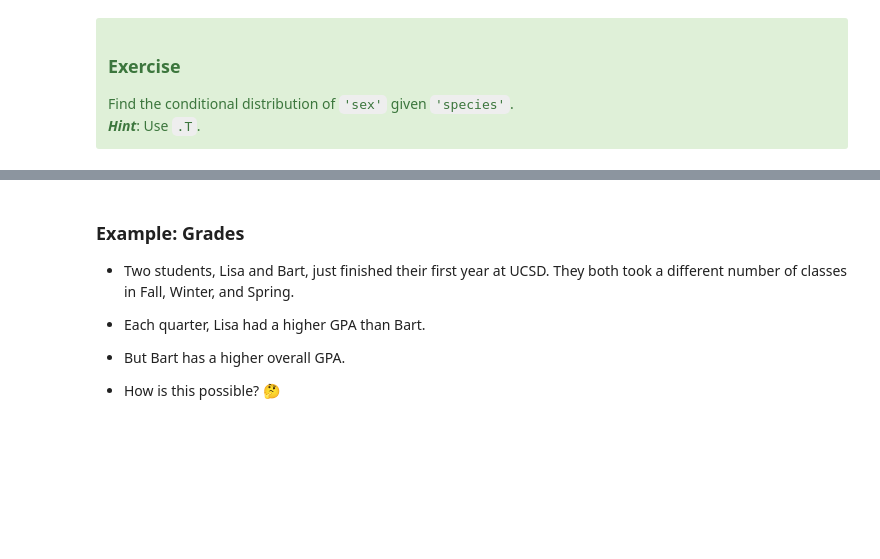
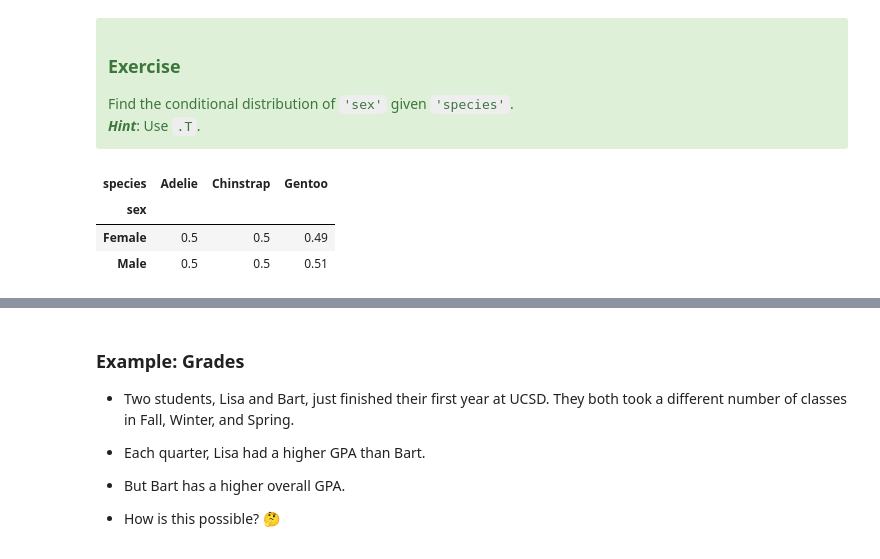
Before and after one commit to dsc-courses/dsc80-2024-wi, a Jupyter notebook: lectures/lec04/lec04.ipynb, the cells around one changed output, grey strips where cells are left out. Drawn from its saved outputs; the diff is of its cells as text; code cells hidden in the pictures; blank space fills up the shorter version.

```diff
--- a/lectures/lec04/lec04.ipynb
+++ b/lectures/lec04/lec04.ipynb
@@ -165,6 +227,12 @@ For instance, the above DataFrame tells us that the probability that a randomly
 </div>
 # %%
 # Your code goes here.
+counts.T / counts.sum(axis=1)
+# %% [output]
+| species | Adelie | Chinstrap | Gentoo |
+| sex |  |  |  |
+| Female | 0.5 | 0.5 | 0.49 |
+| Male | 0.5 | 0.5 | 0.51 |
 # %% [markdown]
 ## Simpson's paradox
 
```
Also changed, not shown: parts of 20 cells of this notebook, 20 other files.
